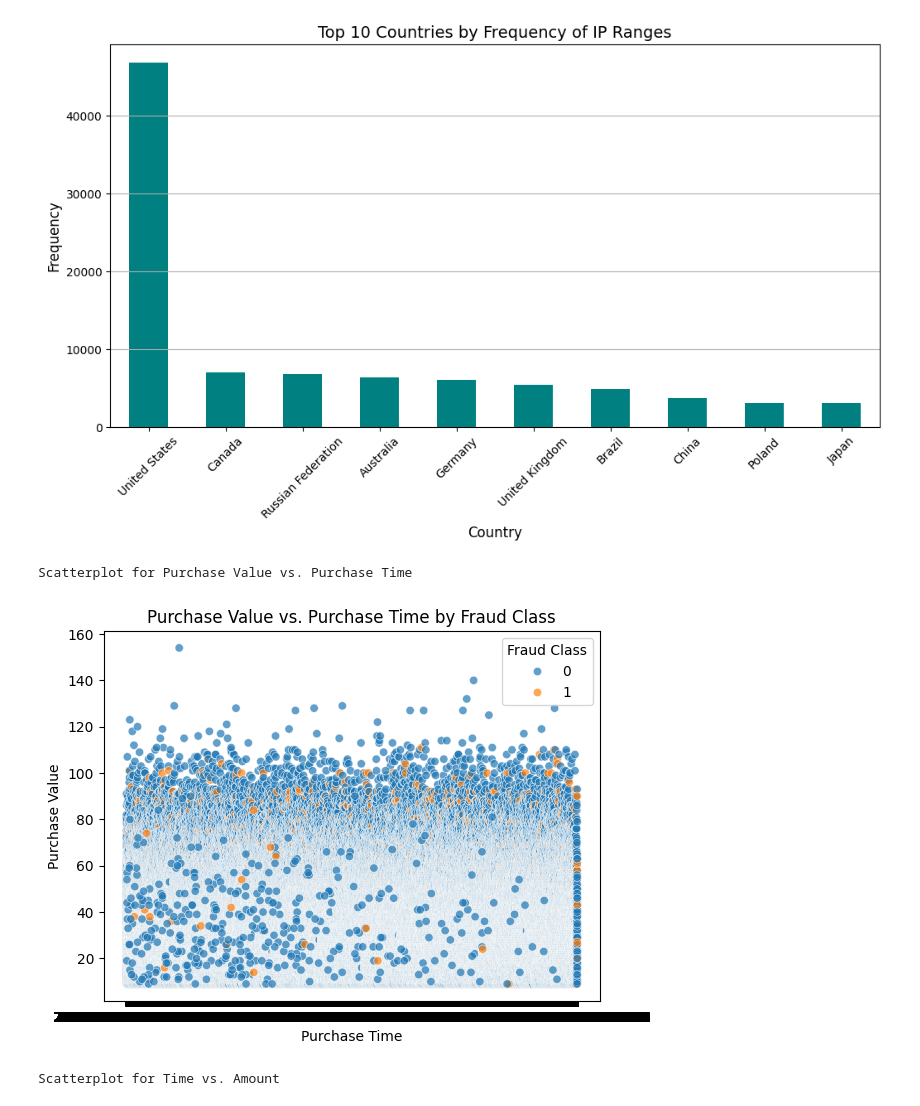
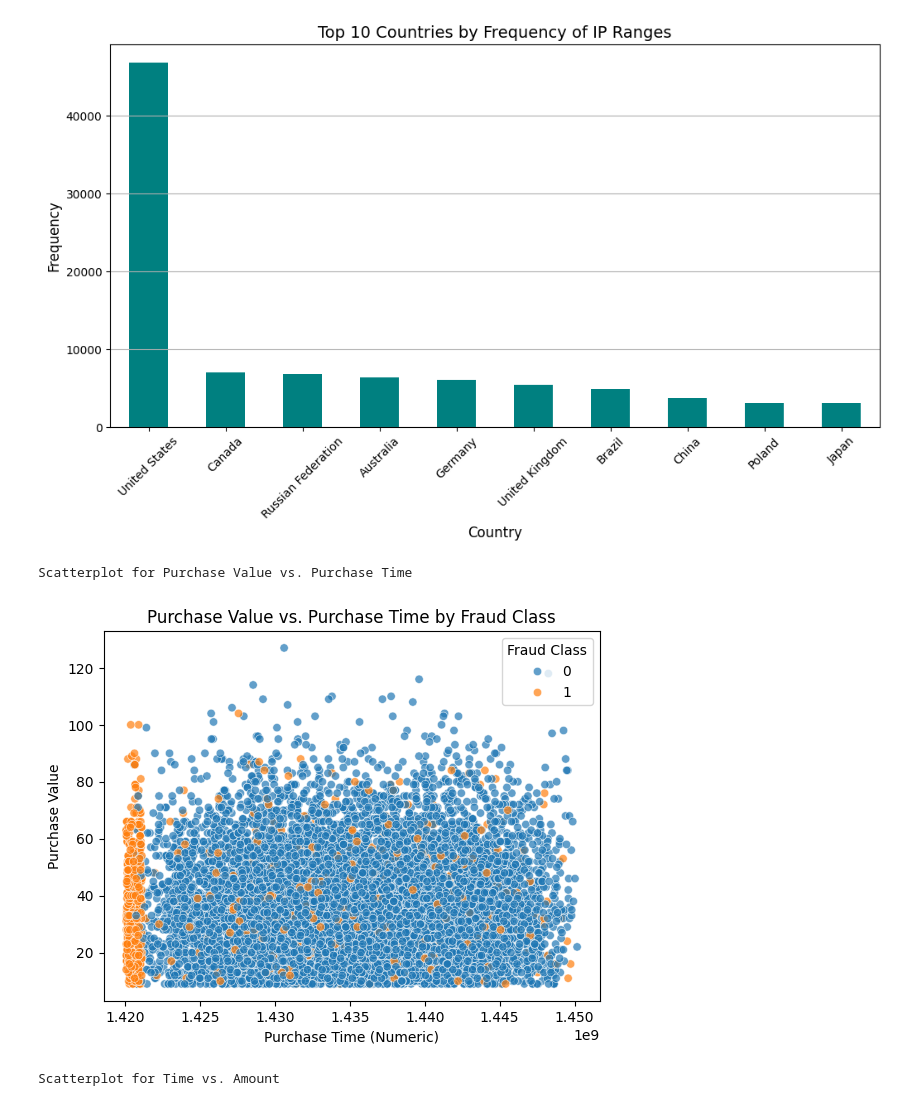
Before and after one commit to Gede-A/fraud_detection_project, a Jupyter notebook: notebooks/01_data_exploration.ipynb, the cells around one changed output. Cells and saved outputs as stored; diff of their text form; code cells hidden in the pictures.

```diff
--- a/notebooks/01_data_exploration.ipynb
+++ b/notebooks/01_data_exploration.ipynb
@@ -219,17 +239,31 @@ Japan                  3005
 Name: count, dtype: int64
 [figure]
 # %%
-# Scatterplot for Purchase Value vs. Purchase Time
+import seaborn as sns
+import matplotlib.pyplot as plt
+import pandas as pd
+
+# Ensure 'purchase_time' is in datetime format
+fraud_data['purchase_time'] = pd.to_datetime(fraud_data['purchase_time'])
+
+# Convert 'purchase_time' to numeric format (UNIX timestamp in seconds)
+fraud_data['purchase_time_numeric'] = fraud_data['purchase_time'].view('int64') / 10**9  # Convert to seconds
+
+# Optionally downsample the data for faster visualization (useful for very large datasets)
+sampled_data = fraud_data.sample(n=10000, random_state=42)  # Take a random sample of 10,000 rows
+
+# Scatterplot for Purchase Value vs. Purchase Time (numeric)
 print('Scatterplot for Purchase Value vs. Purchase Time')
-sns.scatterplot(x='purchase_time', y='purchase_value', hue='class', data=fraud_data, alpha=0.7)
+sns.scatterplot(x='purchase_time_numeric', y='purchase_value', hue='class', data=sampled_data, alpha=0.7)
+
 plt.title('Purchase Value vs. Purchase Time by Fraud Class')
-plt.xlabel('Purchase Time')
+plt.xlabel('Purchase Time (Numeric)')
 plt.ylabel('Purchase Value')
 plt.legend(title='Fraud Class', loc='upper right')
 plt.show()
 # %% [output]
 Scatterplot for Purchase Value vs. Purchase Time
-[figure, old version]
+[figure, new version]
 # %%
 # Scatterplot for Time vs. Amount
 print('Scatterplot for Time vs. Amount')
```
Also changed, not shown: parts of 6 cells of this notebook, 14 other files.
